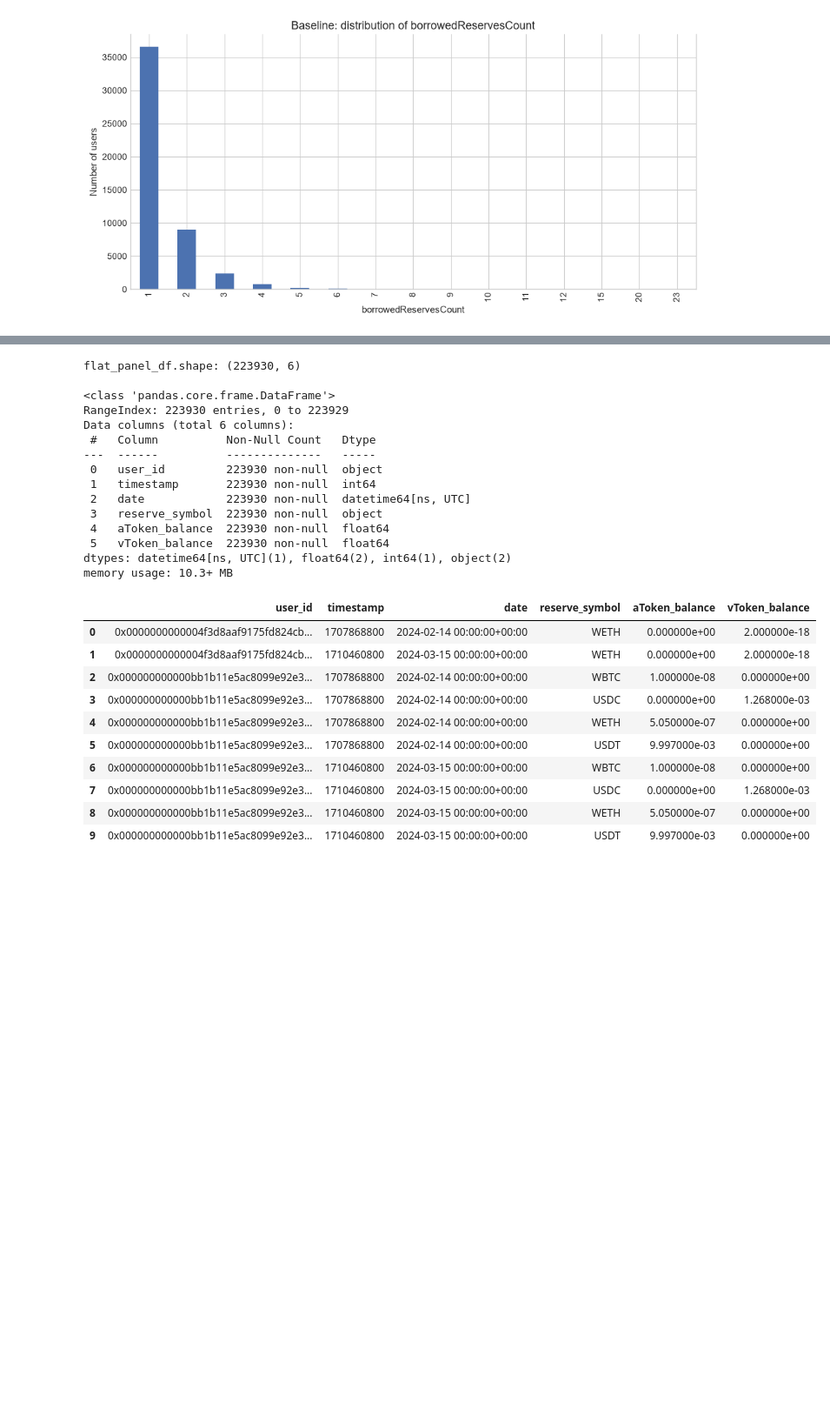
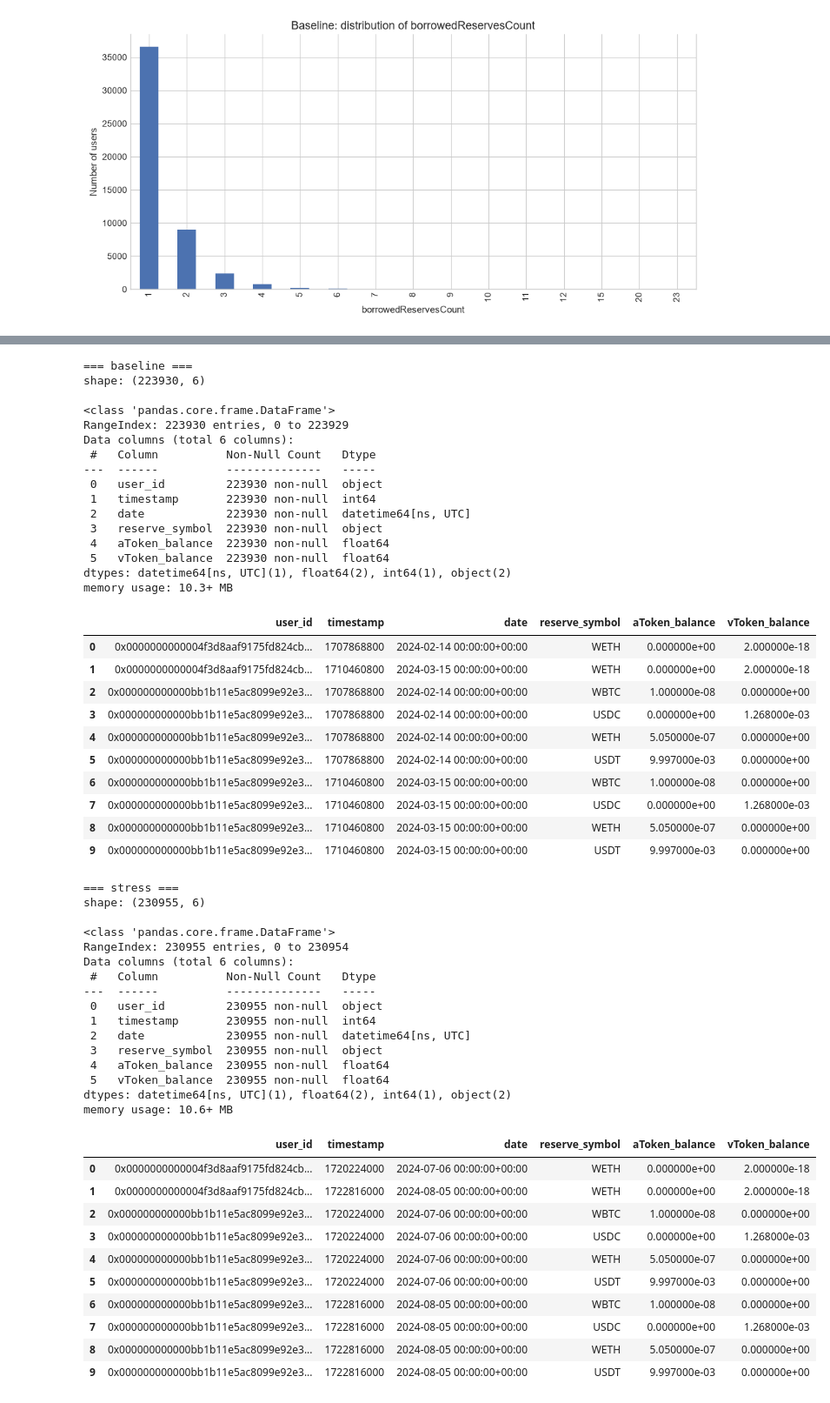
Before and after one commit to mendez-facundo/aave-urp-model, a Jupyter notebook: notebooks/02_markov_calibration.ipynb, the cells around one changed output, grey strips where cells are left out. Shown at 87% size. Saved outputs shown, nothing was run; the diff lists cells and outputs as text; code cells hidden in the pictures; blank space fills up the shorter version.

```diff
--- a/notebooks/02_markov_calibration.ipynb
+++ b/notebooks/02_markov_calibration.ipynb
@@ -424,37 +487,71 @@ Sort by `user_id` and `timestamp`, then inspect shape, dtypes, and the first ten
 # %%
-flat_panel_df = flat_panel_df.sort_values(
-    ["user_id", "timestamp"], kind="mergesort"
-).reset_index(drop=True)
+for scenario_key, panel in flat_panels.items():
+    flat_panels[scenario_key] = (
+        panel.sort_values(["user_id", "timestamp"], kind="mergesort").reset_index(drop=True)
+    )
+    print(f"=== {scenario_key} ===")
+    print(f"shape: {flat_panels[scenario_key].shape}")
+    print()
+    flat_panels[scenario_key].info()
+    print()
+    display(flat_panels[scenario_key].head(10))
+    print()
 
-print(f"flat_panel_df.shape: {flat_panel_df.shape}")
-print()
-flat_panel_df.info()
-print()
-display(flat_panel_df.head(10))
+flat_panel_base = flat_panels["baseline"]
+flat_panel_stress = flat_panels["stress"]
+flat_panel_df = flat_panel_base
 # %% [output]
-flat_panel_df.shape: (223930, 6)
+=== baseline ===
+shape: (223930, 6)
 
 <class 'pandas.core.frame.DataFrame'>
 RangeIndex: 223930 entries, 0 to 223929
 Data columns (total 6 columns):
  #   Column          Non-Null Count   Dtype
 ---  ------          --------------   -----
  0   user_id         223930 non-null  object
  1   timestamp       223930 non-null  int64
  2   date            223930 non-null  datetime64[ns, UTC]
  3   reserve_symbol  223930 non-null  object
  4   aToken_balance  223930 non-null  float64
  5   vToken_balance  223930 non-null  float64
 dtypes: datetime64[ns, UTC](1), float64(2), int64(1), object(2)
 memory usage: 10.3+ MB
 |  | user_id | timestamp | date | reserve_symbol | aToken_balance | vToken_balance |
 | 0 | 0x0000000000004f3d8aaf9175fd824cb... | 1707868800 | 2024-02-14 00:00:00+00:00 | WETH | 0.000000e+00 | 2.000000e-18 |
 | 1 | 0x0000000000004f3d8aaf9175fd824cb... | 1710460800 | 2024-03-15 00:00:00+00:00 | WETH | 0.000000e+00 | 2.000000e-18 |
 | 2 | 0x000000000000bb1b11e5ac8099e92e3... | 1707868800 | 2024-02-14 00:00:00+00:00 | WBTC | 1.000000e-08 | 0.000000e+00 |
 | 3 | 0x000000000000bb1b11e5ac8099e92e3... | 1707868800 | 2024-02-14 00:00:00+00:00 | USDC | 0.000000e+00 | 1.268000e-03 |
 | 4 | 0x000000000000bb1b11e5ac8099e92e3... | 1707868800 | 2024-02-14 00:00:00+00:00 | WETH | 5.050000e-07 | 0.000000e+00 |
 | 5 | 0x000000000000bb1b11e5ac8099e92e3... | 1707868800 | 2024-02-14 00:00:00+00:00 | USDT | 9.997000e-03 | 0.000000e+00 |
 | 6 | 0x000000000000bb1b11e5ac8099e92e3... | 1710460800 | 2024-03-15 00:00:00+00:00 | WBTC | 1.000000e-08 | 0.000000e+00 |
 | 7 | 0x000000000000bb1b11e5ac8099e92e3... | 1710460800 | 2024-03-15 00:00:00+00:00 | USDC | 0.000000e+00 | 1.268000e-03 |
 | 8 | 0x000000000000bb1b11e5ac8099e92e3... | 1710460800 | 2024-03-15 00:00:00+00:00 | WETH | 5.050000e-07 | 0.000000e+00 |
 | 9 | 0x000000000000bb1b11e5ac8099e92e3... | 1710460800 | 2024-03-15 00:00:00+00:00 | USDT | 9.997000e-03 | 0.000000e+00 |
+=== stress ===
+shape: (230955, 6)
+
+<class 'pandas.core.frame.DataFrame'>
+RangeIndex: 230955 entries, 0 to 230954
+Data columns (total 6 columns):
+ #   Column          Non-Null Count   Dtype
+---  ------          --------------   -----
+ 0   user_id         230955 non-null  object
+ 1   timestamp       230955 non-null  int64
+ 2   date            230955 non-null  datetime64[ns, UTC]
+ 3   reserve_symbol  230955 non-null  object
+ 4   aToken_balance  230955 non-null  float64
+ 5   vToken_balance  230955 non-null  float64
+dtypes: datetime64[ns, UTC](1), float64(2), int64(1), object(2)
+memory usage: 10.6+ MB
+|  | user_id | timestamp | date | reserve_symbol | aToken_balance | vToken_balance |
+| 0 | 0x0000000000004f3d8aaf9175fd824cb... | 1720224000 | 2024-07-06 00:00:00+00:00 | WETH | 0.000000e+00 | 2.000000e-18 |
+| 1 | 0x0000000000004f3d8aaf9175fd824cb... | 1722816000 | 2024-08-05 00:00:00+00:00 | WETH | 0.000000e+00 | 2.000000e-18 |
+| 2 | 0x000000000000bb1b11e5ac8099e92e3... | 1720224000 | 2024-07-06 00:00:00+00:00 | WBTC | 1.000000e-08 | 0.000000e+00 |
+| 3 | 0x000000000000bb1b11e5ac8099e92e3... | 1720224000 | 2024-07-06 00:00:00+00:00 | USDC | 0.000000e+00 | 1.268000e-03 |
+| 4 | 0x000000000000bb1b11e5ac8099e92e3... | 1720224000 | 2024-07-06 00:00:00+00:00 | WETH | 5.050000e-07 | 0.000000e+00 |
+| 5 | 0x000000000000bb1b11e5ac8099e92e3... | 1720224000 | 2024-07-06 00:00:00+00:00 | USDT | 9.997000e-03 | 0.000000e+00 |
+| 6 | 0x000000000000bb1b11e5ac8099e92e3... | 1722816000 | 2024-08-05 00:00:00+00:00 | WBTC | 1.000000e-08 | 0.000000e+00 |
+| 7 | 0x000000000000bb1b11e5ac8099e92e3... | 1722816000 | 2024-08-05 00:00:00+00:00 | USDC | 0.000000e+00 | 1.268000e-03 |
+| 8 | 0x000000000000bb1b11e5ac8099e92e3... | 1722816000 | 2024-08-05 00:00:00+00:00 | WETH | 5.050000e-07 | 0.000000e+00 |
+| 9 | 0x000000000000bb1b11e5ac8099e92e3... | 1722816000 | 2024-08-05 00:00:00+00:00 | USDT | 9.997000e-03 | 0.000000e+00 |
```
Also changed, not shown: parts of 25 cells of this notebook, 4 other files.
